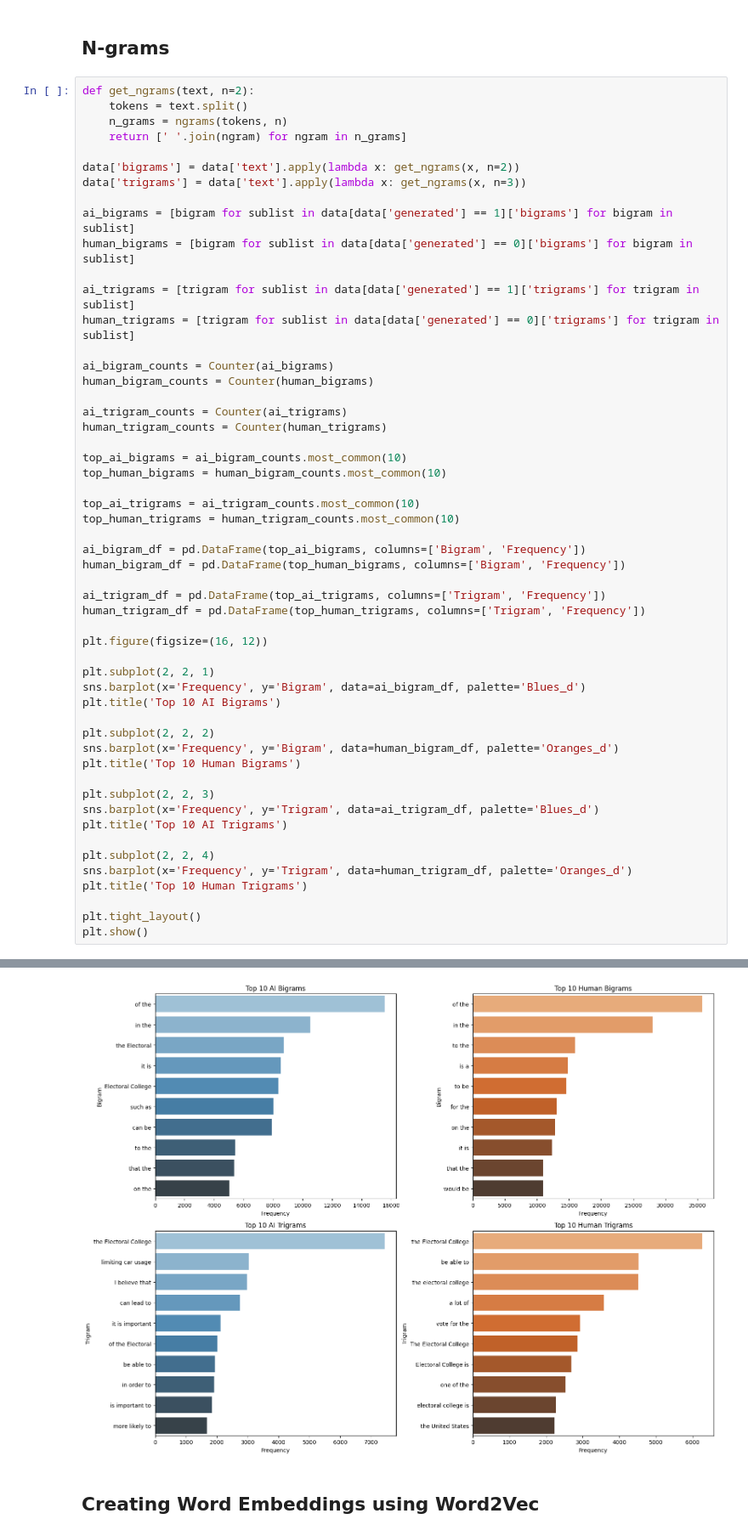
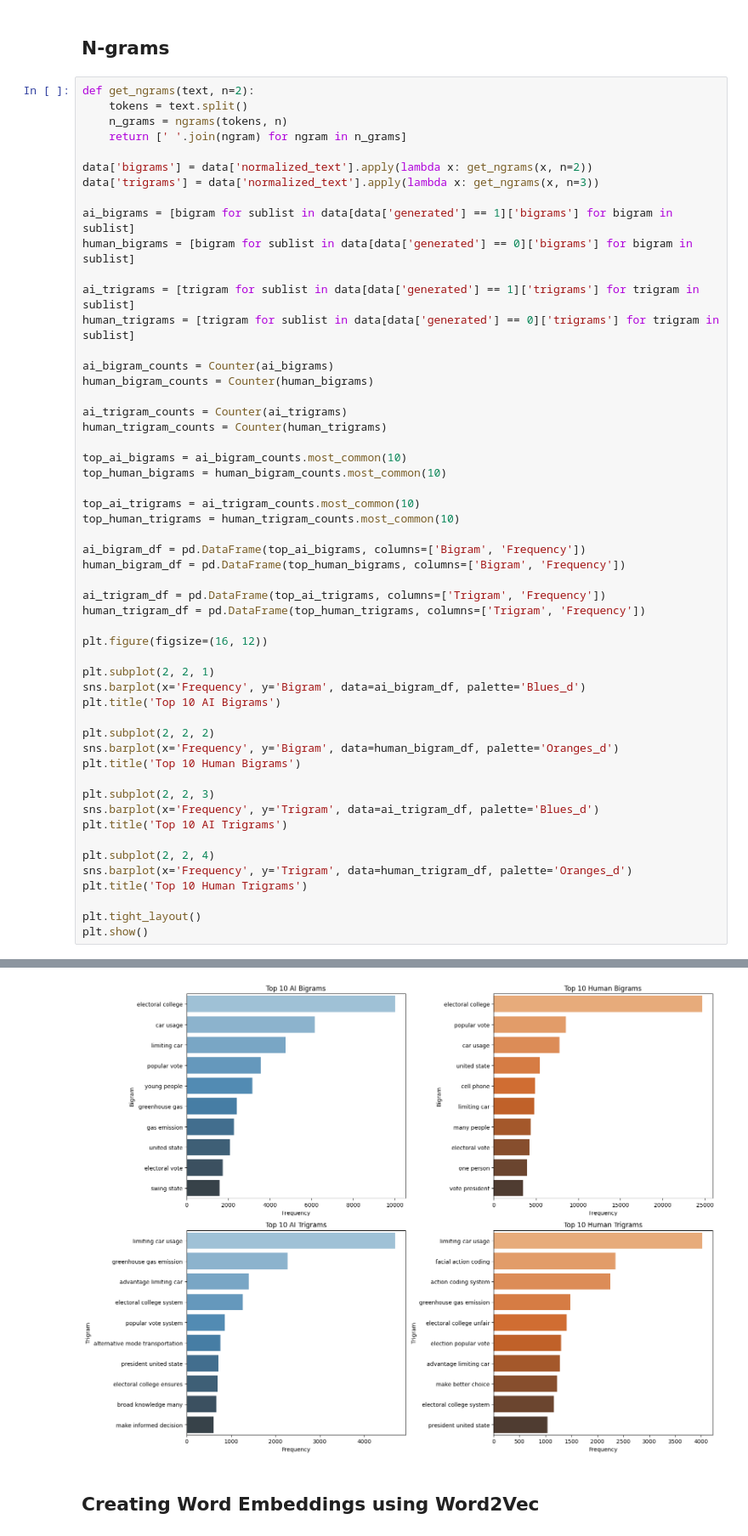
Before and after one commit to Clarkson-Applied-Data-Science/2024_ia653_Crow_Hove, a Jupyter notebook: NLP_Project.ipynb, the cells around one changed output, grey strips where cells are left out. Shown: that part at 85% size. Cells and saved outputs as stored; diff of their text form.

```diff
--- a/NLP_Project.ipynb
+++ b/NLP_Project.ipynb
@@ -213,8 +213,8 @@ def get_ngrams(text, n=2):
     n_grams = ngrams(tokens, n)
     return [' '.join(ngram) for ngram in n_grams]
 
-data['bigrams'] = data['text'].apply(lambda x: get_ngrams(x, n=2))
-data['trigrams'] = data['text'].apply(lambda x: get_ngrams(x, n=3))
+data['bigrams'] = data['normalized_text'].apply(lambda x: get_ngrams(x, n=2))
+data['trigrams'] = data['normalized_text'].apply(lambda x: get_ngrams(x, n=3))
 
 ai_bigrams = [bigram for sublist in data[data['generated'] == 1]['bigrams'] for bigram in sublist]
 human_bigrams = [bigram for sublist in data[data['generated'] == 0]['bigrams'] for bigram in sublist]
@@ -249,34 +249,34 @@ plt.title('Top 10 AI Bigrams')
 plt.subplot(2, 2, 2)
 sns.barplot(x='Frequency', y='Bigram', data=human_bigram_df, palette='Oranges_d')
 plt.title('Top 10 Human Bigrams')
 
 plt.subplot(2, 2, 3)
 sns.barplot(x='Frequency', y='Trigram', data=ai_trigram_df, palette='Blues_d')
 plt.title('Top 10 AI Trigrams')
 
 plt.subplot(2, 2, 4)
 sns.barplot(x='Frequency', y='Trigram', data=human_trigram_df, palette='Oranges_d')
 plt.title('Top 10 Human Trigrams')
 
 plt.tight_layout()
 plt.show()
 # %% [output]
 Passing `palette` without assigning `hue` is deprecated and will be removed in v0.14.0. Assign the `y` variable to `hue` and set `legend=False` for the same effect.
 
   sns.barplot(x='Frequency', y='Bigram', data=ai_bigram_df, palette='Blues_d')
 
 Passing `palette` without assigning `hue` is deprecated and will be removed in v0.14.0. Assign the `y` variable to `hue` and set `legend=False` for the same effect.
 
   sns.barplot(x='Frequency', y='Bigram', data=human_bigram_df, palette='Oranges_d')
 
 Passing `palette` without assigning `hue` is deprecated and will be removed in v0.14.0. Assign the `y` variable to `hue` and set `legend=False` for the same effect.
 
   sns.barplot(x='Frequency', y='Trigram', data=ai_trigram_df, palette='Blues_d')
 
 Passing `palette` without assigning `hue` is deprecated and will be removed in v0.14.0. Assign the `y` variable to `hue` and set `legend=False` for the same effect.
 
   sns.barplot(x='Frequency', y='Trigram', data=human_trigram_df, palette='Oranges_d')
-[figure, old version]
+[figure, new version]
 # %% [markdown]
 ## Creating Word Embeddings using Word2Vec
 # %%
```
Also changed, not shown: parts of 10 cells of this notebook, 3 other files.
